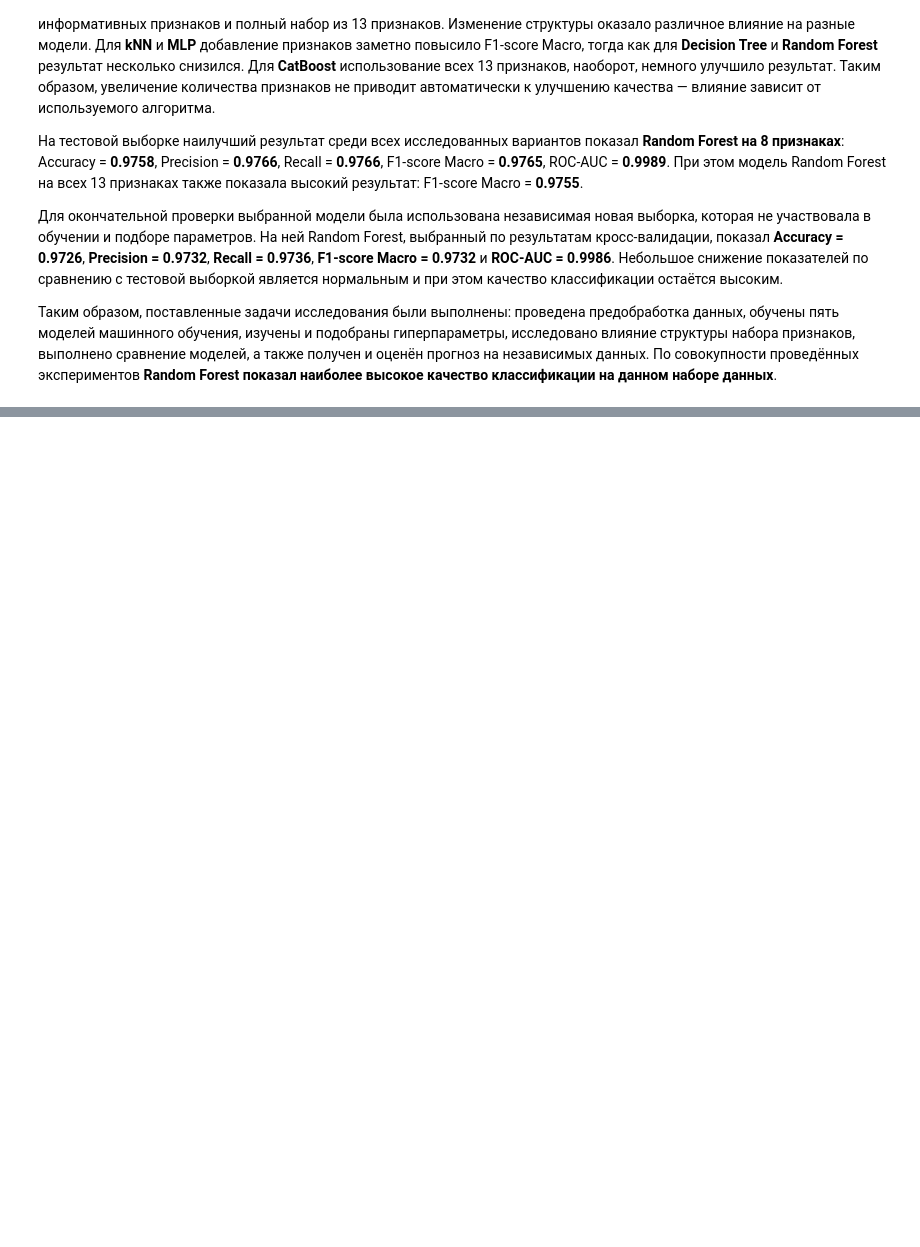
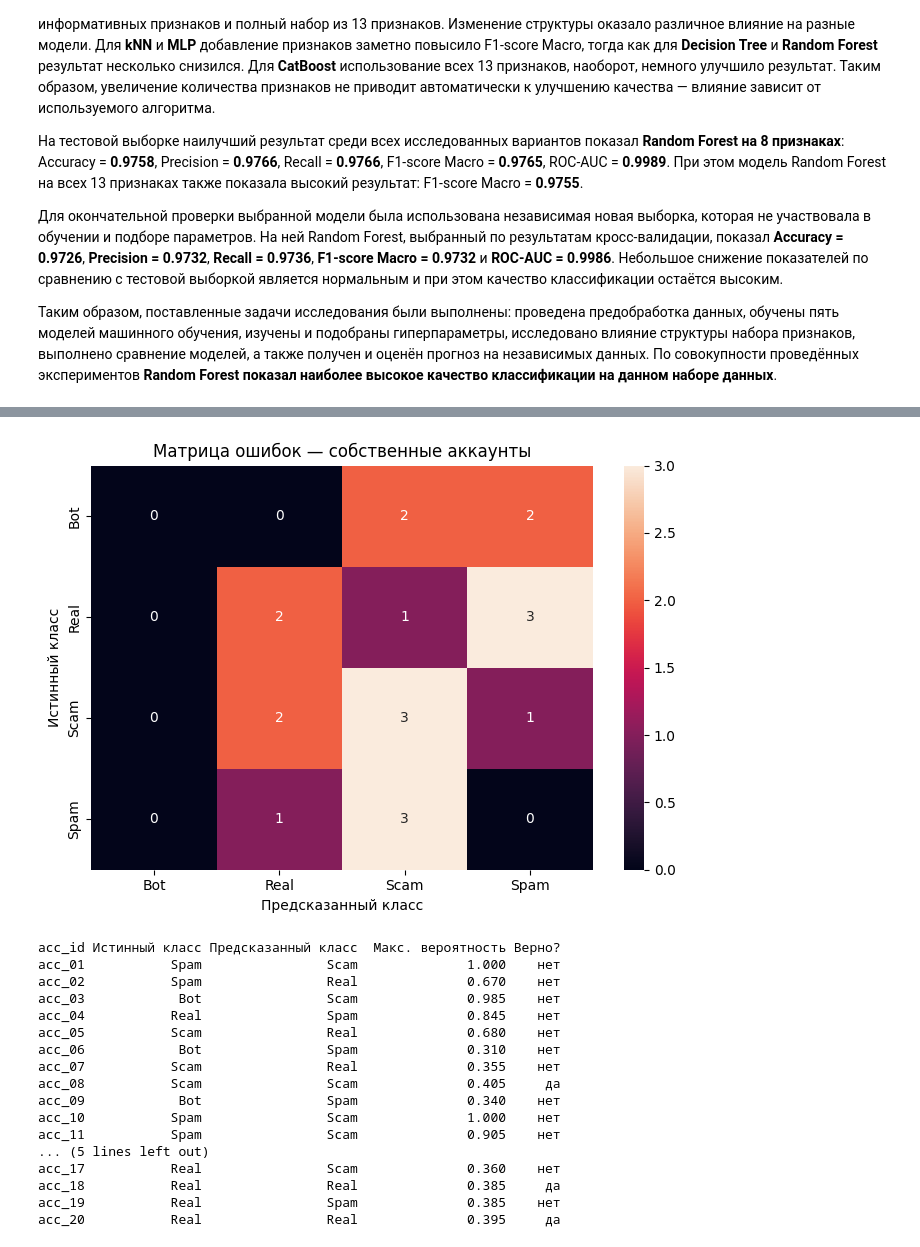
Before and after one commit to VladimirZarodov/ml-instagram-multiclass-fake-detection, a Jupyter notebook: Multi-Class_Fake_Detection.ipynb, the cells around one changed output, grey strips where cells are left out. Drawn from its saved outputs; the diff is of its cells as text; code cells hidden in the pictures; blank space fills up the shorter version.

Commit message:
add testing with real accounts

```diff
--- a/Multi-Class_Fake_Detection.ipynb
+++ b/Multi-Class_Fake_Detection.ipynb
@@ -1265,0 +1338,18 @@ weighted avg       0.97      0.97      0.97      2887
+# %%
+counts_before = df_real['Labels'].value_counts().sort_index()
+n_before = len(df_real)
+
+df_real = df_real[df_real['Followers'] != 0].copy()
+df_real.reset_index(drop=True, inplace=True)
+
+n_excluded = n_before - len(df_real)
+counts_after = df_real['Labels'].value_counts().sort_index()
+
+print(f"Исключено строк с Followers == 0: {n_excluded}")
+print(f"Было объектов: {n_before}, стало: {len(df_real)}")
+
+print("\nАккаунтов по классам ДО исключения:")
+print(counts_before.to_string())
+
+print("\nАккаунтов по классам ПОСЛЕ исключения:")
+print(counts_after.to_string())
@@ -1265,0 +1577,56 @@ weighted avg       0.97      0.97      0.97      2887
+# %%
+cm_my = confusion_matrix(
+    y_my,
+    y_my_pred,
+    labels=range(len(le.classes_))
+)
+
+plt.figure(figsize=(7, 5))
+
+sns.heatmap(
+    cm_my,
+    annot=True,
+    fmt="d",
+    xticklabels=le.classes_,
+    yticklabels=le.classes_
+)
+
+plt.title("Матрица ошибок — собственные аккаунты")
+plt.xlabel("Предсказанный класс")
+plt.ylabel("Истинный класс")
+plt.tight_layout()
+plt.show()
+
+if hasattr(model_nm, "predict_proba"):
+    max_proba_my = model_nm.predict_proba(X_my_nm).max(axis=1)
+else:
+    max_proba_my = np.full(len(y_my), np.nan)
+
+df_my_pred = pd.DataFrame({
+    "acc_id": [f"acc_{i + 1:02d}" for i in range(len(y_my))],
+    "Истинный класс": le.inverse_transform(y_my),
+    "Предсказанный класс": le.inverse_transform(y_my_pred),
+    "Макс. вероятность": max_proba_my,
+    "Верно?": np.where(y_my_pred == y_my, "да", "нет"),
+})
+
+print(df_my_pred.to_string(index=False))
+# %% [output]
+[figure, added]
+acc_id Истинный класс Предсказанный класс  Макс. вероятность Верно?
+acc_01           Spam                Scam              1.000    нет
+acc_02           Spam                Real              0.670    нет
+acc_03            Bot                Scam              0.985    нет
+acc_04           Real                Spam              0.845    нет
+acc_05           Scam                Real              0.680    нет
+acc_06            Bot                Spam              0.310    нет
+acc_07           Scam                Real              0.355    нет
+acc_08           Scam                Scam              0.405     да
+acc_09            Bot                Spam              0.340    нет
+acc_10           Spam                Scam              1.000    нет
+acc_11           Spam                Scam              0.905    нет
+... (5 lines left out)
+acc_17           Real                Scam              0.360    нет
+acc_18           Real                Real              0.385     да
+acc_19           Real                Spam              0.385    нет
+acc_20           Real                Real              0.395     да
```
Also changed, not shown: parts of 25 cells of this notebook, 1 other file.
